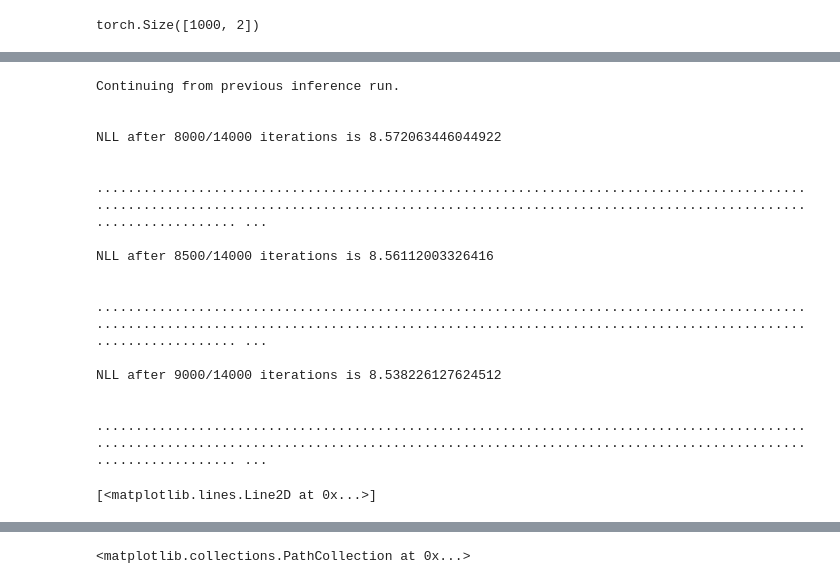
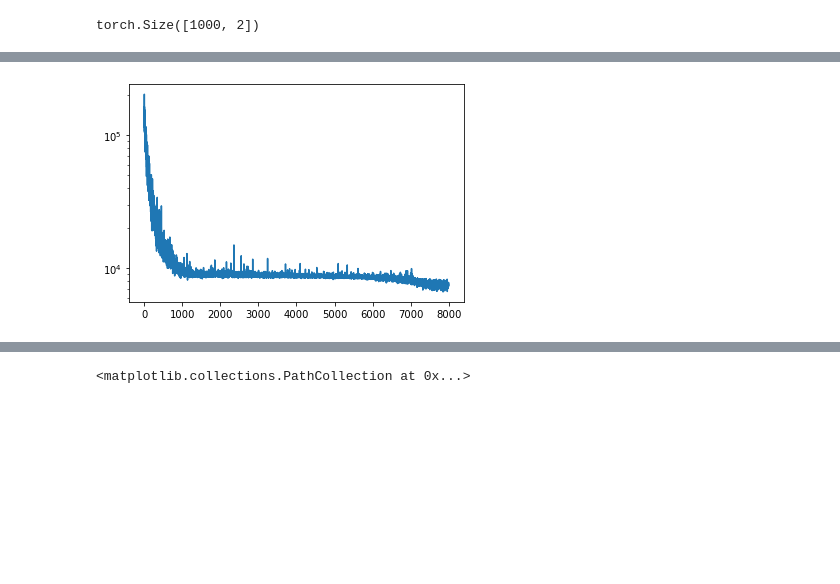
Before and after one commit to deoxyribose/experiments, a Jupyter notebook: Inference in DAG generated mixtures.ipynb, the cells around one changed output, grey strips where cells are left out. Drawn from its saved outputs; the diff is of its cells as text; code cells hidden in the pictures; blank space fills up the shorter version.

```diff
--- a/Inference in DAG generated mixtures.ipynb
+++ b/Inference in DAG generated mixtures.ipynb
@@ -138,7 +270,7 @@ from model import DAGModel
 pyro.clear_param_store()
 N = 1000
 D = 2
-K = 4
+K = 2
 C = 5
 dagmodel = DAGModel(torch.zeros(N,D),K,C,N,'id')
 tmp = dagmodel.model(torch.zeros(N,D))
@@ -196,7 +331,7 @@ config = dict(
         beta2 = 0.999,
         learning_rate_decay = 1., # no decay by default
         batch_size = 32,
-        n_elbo_particles = 1,
+        n_elbo_particles = 32,
         n_posterior_samples = 1024,
         window = 500,
         convergence_window = 30,
@@ -209,7 +344,7 @@ config = dict(
 pyro.clear_param_store()
 N = 1000
 D = 2
-K = 4
+K = 2
 C = 2
 student = DAGModel(torch.zeros(N,D),K,C,N,'id')
 # %%
@@ -238,22 +370,2 @@ config['n_iter'] = 2000
-# %%
-telemetry2 = inference(student, data, test_data, config=config)
-# %% [output]
-Continuing from previous inference run.
-
-
-NLL after 8000/14000 iterations is 8.572063446044922
-
-
-........................................................................................................................................................................................................ ...
-
-NLL after 8500/14000 iterations is 8.56112003326416
-
-
-........................................................................................................................................................................................................ ...
-
-NLL after 9000/14000 iterations is 8.538226127624512
-
-
-........................................................................................................................................................................................................ ...
 # %%
 student.sample_posterior_predictive(data.shape[0])
@@ -262,7 +376,8 @@ foo = student.posterior_predictive(data)
 # %%
 plt.plot(telemetry['loss'])
+plt.yscale('log')
 # %% [output]
-[<matplotlib.lines.Line2D at 0x...>]
+[figure, added]
 # %%
 plt.plot(telemetry['MNLL'])
 # %% [output]
```
Also changed, not shown: parts of 41 cells of this notebook, 22 other files.
